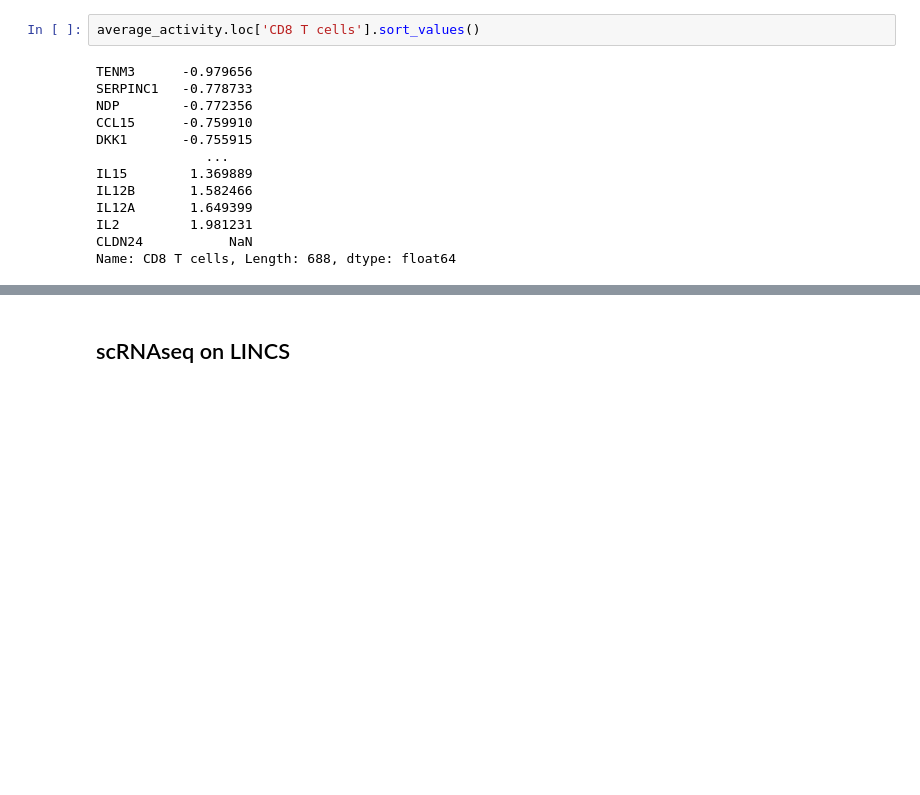
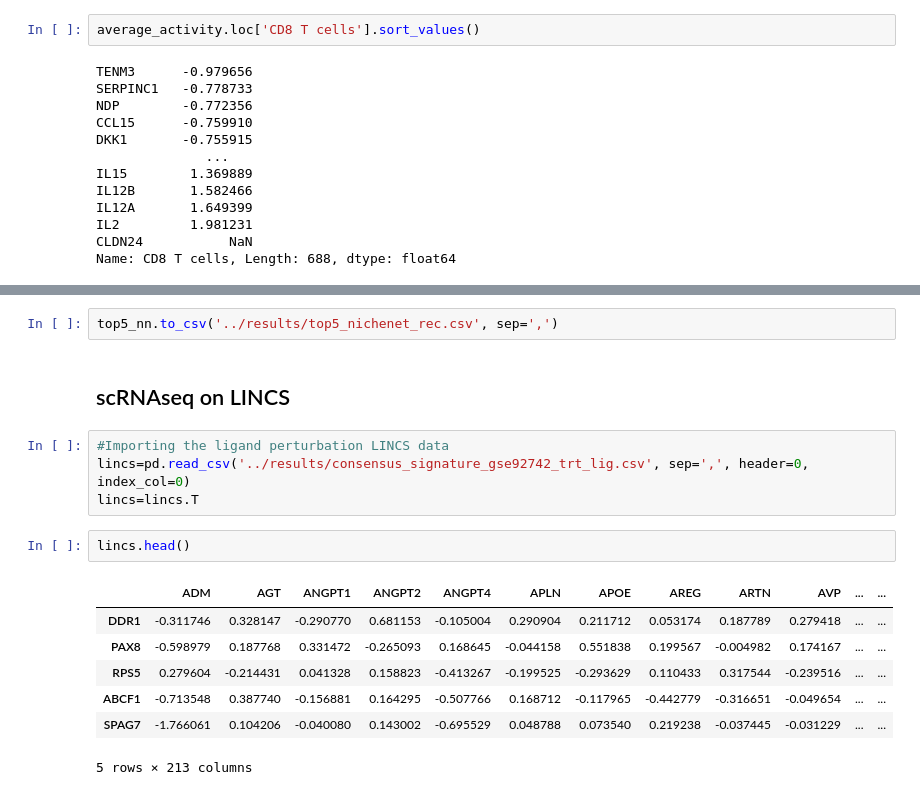
Before and after one commit to Vargeszti/Thesis, a Jupyter notebook: code/scRNAseq.ipynb, the cells around one changed output, grey strips where cells are left out. Drawn from its saved outputs; the diff is of its cells as text; blank space fills up the shorter version.

```diff
--- a/code/scRNAseq.ipynb
+++ b/code/scRNAseq.ipynb
@@ -135,2 +161,18 @@ average_activity
+# %%
+top5_nn.to_csv('../results/top5_nichenet_rec.csv', sep=',')
 # %% [markdown]
 ## scRNAseq on LINCS
+# %%
+#Importing the ligand perturbation LINCS data
+lincs=pd.read_csv('../results/consensus_signature_gse92742_trt_lig.csv', sep=',', header=0, index_col=0)
+lincs=lincs.T
+# %%
+lincs.head()
+# %% [output]
+|  | ADM | AGT | ANGPT1 | ANGPT2 | ANGPT4 | APLN | APOE | AREG | ARTN | AVP | ... | ... |
+| DDR1 | -0.311746 | 0.328147 | -0.290770 | 0.681153 | -0.105004 | 0.290904 | 0.211712 | 0.053174 | 0.187789 | 0.279418 | ... | ... |
+| PAX8 | -0.598979 | 0.187768 | 0.331472 | -0.265093 | 0.168645 | -0.044158 | 0.551838 | 0.199567 | -0.004982 | 0.174167 | ... | ... |
+| RPS5 | 0.279604 | -0.214431 | 0.041328 | 0.158823 | -0.413267 | -0.199525 | -0.293629 | 0.110433 | 0.317544 | -0.239516 | ... | ... |
+| ABCF1 | -0.713548 | 0.387740 | -0.156881 | 0.164295 | -0.507766 | 0.168712 | -0.117965 | -0.442779 | -0.316651 | -0.049654 | ... | ... |
+| SPAG7 | -1.766061 | 0.104206 | -0.040080 | 0.143002 | -0.695529 | 0.048788 | 0.073540 | 0.219238 | -0.037445 | -0.031229 | ... | ... |
+5 rows × 213 columns
```
Also changed, not shown: parts of 32 cells of this notebook, 1 other file.
